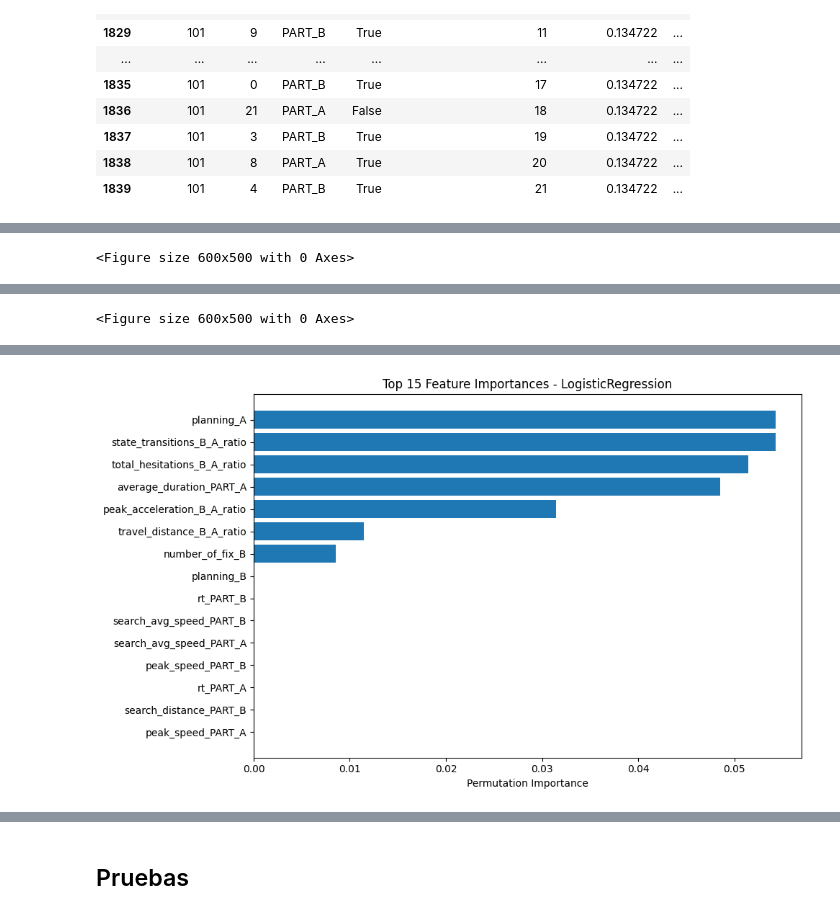
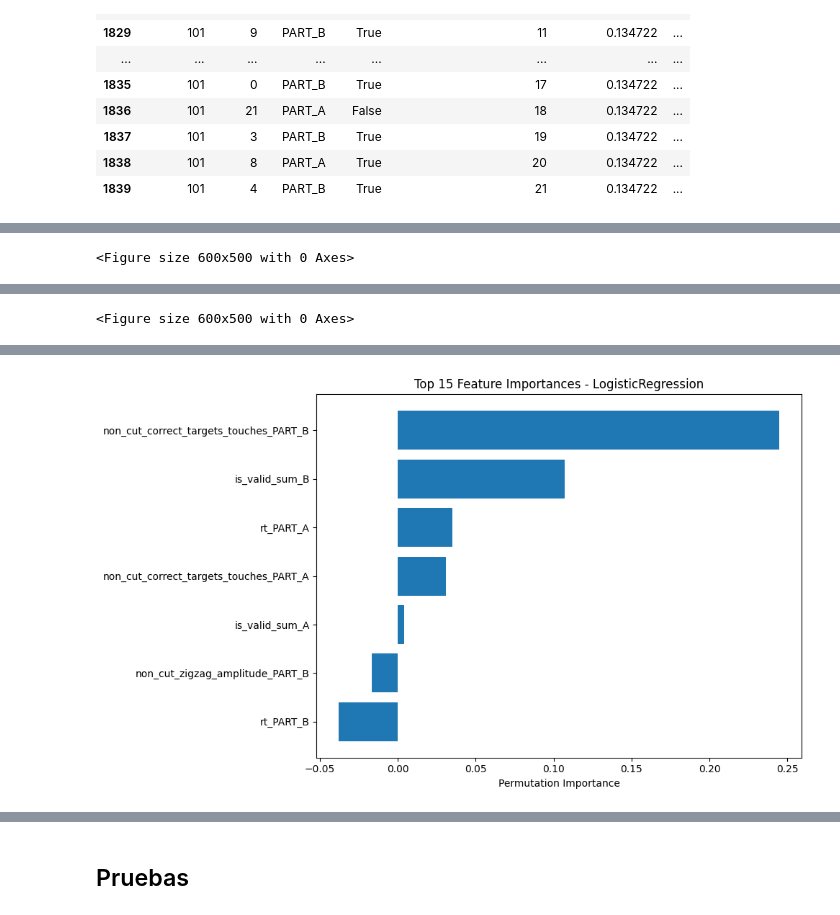
Before and after one commit to gianluca-capelo/tmt-analysis, a Jupyter notebook: notebooks/modelling.ipynb, the cells around one changed output, grey strips where cells are left out. Cells and saved outputs as stored; diff of their text form; code cells hidden in the pictures.

Commit message:
more modelling

```diff
--- a/notebooks/modelling.ipynb
+++ b/notebooks/modelling.ipynb
@@ -222,4 +160,6 @@ Index(['suj', 'group', 'clasificación de caso',
 # %%
+df_metadata = clean_metadata(metadata_path)
+
 # Clean and convert appropriate columns to numeric
 cognitive_columns = ['mmse','tmt_a_raw', 'tmt_a_z',
                     'tmt_b_raw', 'tmt_b_z', 'digit_symbol_raw',
@@ -227,18 +167,18 @@ cognitive_columns = ['mmse','tmt_a_raw', 'tmt_a_z',
                     'backward_digit_span_raw', 'backward_digit_span_z',
                     'clock_drawing_test',]
 
-demographic_colums = ['sex', 'age','years_of_education']
+demographic_columns = ['sex', 'age','years_of_education']
 
 group_column = ['group']
 
-df_metadata_cognitive = df_metadata[['suj','group'] + demographic_colums + cognitive_columns].copy()
+df_metadata_cognitive = df_metadata[['suj','group'] + demographic_columns + cognitive_columns].copy()
 
-df_all = df.merge(df_metadata_cognitive, left_on='subject_id', right_on='suj').rename(columns={"sex_y": "sex", "age_y": "age", "group_y": "group"})
+df_all = df_hand.merge(df_metadata_cognitive, left_on='subject_id', right_on='suj').rename(columns={"sex_y": "sex", "age_y": "age", "group_y": "group"})
 keep_cols = [i for i in df_all.columns if "_x" not in i]
 df_all = df_all[keep_cols]
 
 # Compute correlation matrix
-corr_matrix = df_metadata[cognitive_columns + demographic_colums].corr()
+corr_matrix = df_metadata[cognitive_columns + demographic_columns].corr()
 
 # Plot correlation matrix
 plt.figure(figsize=(10, 8))
@@ -250,13 +199,12 @@ plt.show()
 [figure]
 # %%
 min_age = 51
-
 metadata_control = df_metadata_cognitive[df_metadata_cognitive['group'] == 'control']
 metadata_control = metadata_control[metadata_control['age'] >= min_age]
 metadata_mci = df_metadata_cognitive[df_metadata_cognitive['group'] == 'mci']
 metadata_mci = metadata_mci[metadata_mci['age'] >= min_age]
 
-for var in demographic_colums:
+for var in demographic_columns:
     if var == "sex":
         # Combine these lists into a 2x2 contingency table
         # Count occurrences of each category (1 = Female, 0 = Male) in each group
@@ -540,12 +604,19 @@ Name: suj, dtype: int64
 # %%
-dataset = 'hand_and_eye'
+main_columns =  ['rt_PART_A','rt_PART_B', 'is_valid_sum_A', 'is_valid_sum_B',
+                 'non_cut_zigzag_amplitude_PART_B','non_cut_correct_targets_touches_PART_A',
+                 'non_cut_correct_targets_touches_PART_B', 'group']
+
+df_digital_tmt_with_target = df_digital_tmt_with_target[main_columns]
+dataset = 'digital_test'
 print('dataset:', dataset)
 n_splits = 4
 print('n_splits:', n_splits)
+n_importances = 15
 
 # Assuming df_digital_tmt_with_target is already defined
 match dataset:
     case 'demographic':
+        n_importances = 3
         X = demographic_df.iloc[:, :-1].values
         y = demographic_df.iloc[:, -1].values
         feature_names = demographic_df.columns[:-1]
@@ -572,7 +643,7 @@ match dataset:
     case _:
         raise ValueError('please select a valid dataset [`demographic`, `non_digital_tests`, `digital_test`,`df_digital_hand_and_eye` o `digital_test_less_subjects`]')
 
-n_importances = 15
+
 
 # Print class distribution
 unique, counts = np.unique(y, return_counts=True)
@@ -609,11 +680,11 @@ models = [
     RandomForestClassifier(random_state=42),
     SVC(random_state=42, probability=True),
     LogisticRegression(max_iter=1000, random_state=42),
-    # xgb.XGBClassifier(random_state=42, tree_method="hist", eval_metric='logloss')
+    xgb.XGBClassifier(random_state=42, tree_method="hist", eval_metric='logloss')
 ]
 
 # Set up outer CV
-outer_cv = StratifiedKFold(n_splits=n_splits, shuffle=True, random_state=100)
+outer_cv = StratifiedKFold(n_splits=n_splits, shuffle=True, random_state=400)
 mean_fpr = np.linspace(0, 1, 100)
 
 # Create a DataFrame to store all metrics for all models
@@ -657,8 +728,8 @@ for model in models:
         pipeline = Pipeline([
             ('imputer', SimpleImputer(strategy='mean')),
             ('scaler', StandardScaler()),
-            ('feature_selection', RFE(estimator=LogisticRegression(max_iter=1000),
-                                     n_features_to_select=n_importances)),
+            # ('feature_selection', RFE(estimator=LogisticRegression(max_iter=1000),
+            #                          n_features_to_select=n_importances)),
             ('classifier', model)
         ])
 
@@ -823,68 +894,11 @@ for model in models:
         cm_df.loc[fold, ['TP', 'FP', 'TN', 'FN']] = [tp, fp, tn, fn]
 
 
-    # avg_cm = np.array([
-    #     [cm_df['TN'].mean(), cm_df['FP'].mean()],
-    #     [cm_df['FN'].mean(), cm_df['TP'].mean()]
-    # ])
-
-    # sns.heatmap(avg_cm, annot=True, fmt='.1f', cmap='Blues',
-    #             xticklabels=['Negative', 'Positive'],
-    #             yticklabels=['Negative', 'Positive'])
-    # plt.title(f'Average Confusion Matrix - {model_name}')
-    # plt.xlabel('Predicted')
-    # plt.ylabel('True')
-    # plt.show()
-
     global_cm = confusion_matrix(all_y_true, all_y_pred)
 
     ## Optional: print the matrix
     print("🔢 Global Confusion Matrix (all folds combined):")
     print(global_cm)
-
-    # Optional: plot the matrix
-    # ConfusionMatrixDisplay(global_cm, display_labels=['Negative', 'Positive']).plot(cmap='Blues')
-    # plt.title(f'Global Confusion Matrix - {model_name}')
-    # plt.show()
-
-    # Plot feature importances for RandomForestClassifier
-    # if model_name == "RandomForestClassifier":
-    #     # For RandomForest, we can get feature importances directly
-    #     # We'll use the feature importances from the last fold's best model
-    #     best_model = grid.best_estimator_
-
-    #     # # Get the feature selector to identify which features were selected
-    #     # feature_selector = best_model.named_steps['feature_selection']
-    #     # selected_mask = feature_selector.support_
-
-    #     # Get the RandomForest classifier from the pipeline
-    #     rf_classifier = best_model.named_steps['classifier']
-
-    #     # Get importances for the selected features
-    #     importances = rf_classifier.feature_importances_
-
-    #     # Get names of the selected features
-    #     # selected_feature_names = feature_names[selected_mask]
-
-    #     # Sort features by importance
-    #     indices = np.argsort(importances)[::-1]
-
-    #     # Take top N features
-    #     top_indices = indices[:n_importances]
-
-    #     # Get corresponding names and importance values
-    #     # top_features = selected_feature_names[top_indices]
-    #     top_importances = importances[top_indices]
-
-    #     # Plot
-    #     fig2, ax2 = plt.subplots(figsize=(10, 6))
-    #     ax2.barh(range(len(top_indices)), top_importances[::-1], align='center')
-    #     ax2.set_yticks(range(len(top_indices)))
-    #     ax2.set_yticklabels(feature_names[top_indices])
-    #     ax2.set_xlabel("Feature Importance")
-    #     ax2.set_title(f"Top {n_importances} Feature Importances - {model_name}")
-    #     plt.tight_layout()
-    #     plt.show()
 
 # Compare metrics across models
 print("\n🏆 Model Performance Comparison:")
@@ -995,2 +1011,2 @@ Fitting 3 folds for each of 3 candidates, totalling 9 fits
-[figure, old version]
+[figure, new version]
 🔧 Best hyperparameters across folds for LogisticRegression:
```
Also changed, not shown: parts of 33 cells of this notebook, 4 other files.
